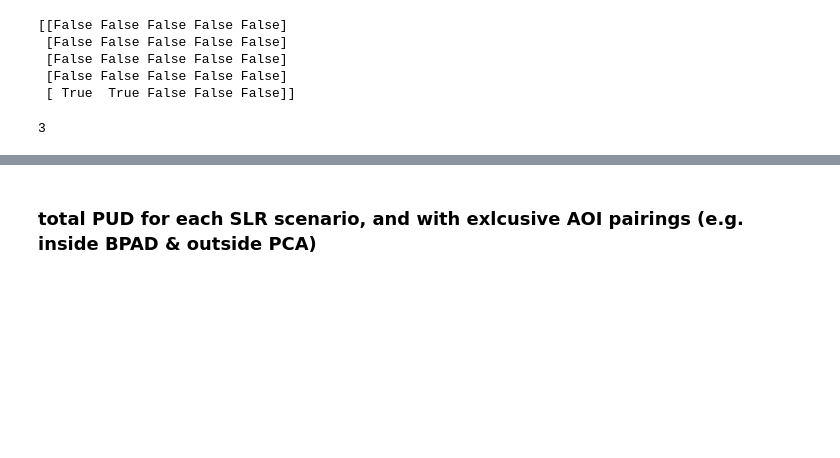
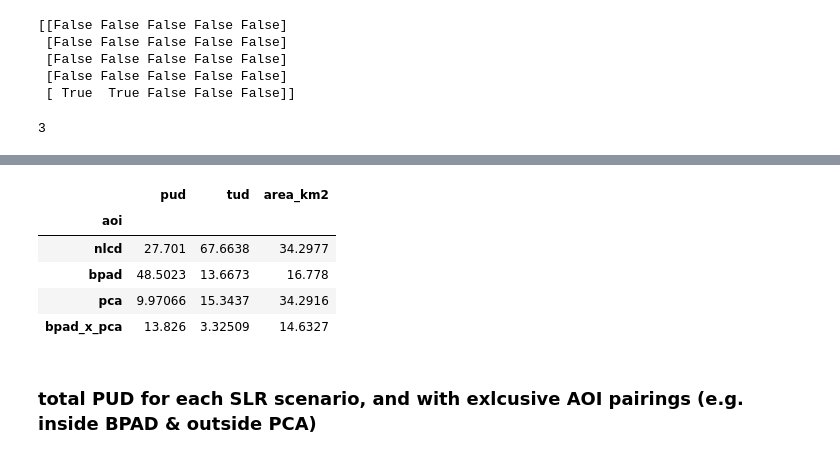
Before and after one commit to davemfish/ncp-sfbay, a Jupyter notebook: regional_recreation_slrscenarios.ipynb, the cells around one changed output, grey strips where cells are left out. Saved outputs shown, nothing was run; the diff lists cells and outputs as text; code cells hidden in the pictures; blank space fills up the shorter version.

```diff
--- a/regional_recreation_slrscenarios.ipynb
+++ b/regional_recreation_slrscenarios.ipynb
@@ -250,0 +245,7 @@ NLCD outside of BPAD & PCA tud: 67.6638487215
+# %%
+nlcd_logic = (nlcd == 1)
+bpad_logic = (nlcd == 1) & (bpad == 1)
+pca_logic = (nlcd == 1) & (pca == 1)
+
+aoi_totals = tabulate_aoi_totals(nlcd_logic, bpad_logic, pca_logic)
+aoi_totals
@@ -251,3 +296,13 @@ NLCD outside of BPAD & PCA tud: 67.6638487215
+# %%
+# exclusive PCA, BPAD, NLCD totals as percent of all natural lands:
+exclusive_aoi_totals/aoi_totals.iloc[0,:]*100
+# %% [output]
+|  | pud | tud | area_km2 |
+| aoi |  |  |  |
+| nlcd | 27.701 | 67.6638 | 34.2977 |
+| bpad | 48.5023 | 13.6673 | 16.778 |
+| pca | 9.97066 | 15.3437 | 34.2916 |
+| bpad_x_pca | 13.826 | 3.32509 | 14.6327 |
 # %% [markdown]
 ### total PUD for each SLR scenario, and with exlcusive AOI pairings (e.g. inside BPAD & outside PCA)
 # %%
```
Also changed, not shown: parts of 16 cells of this notebook.
